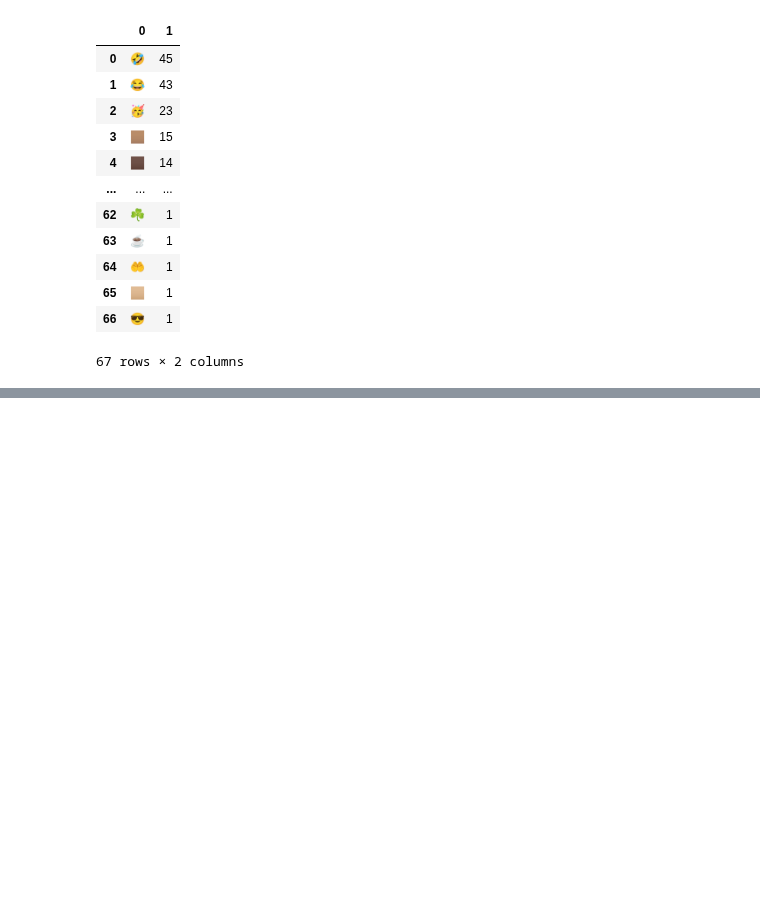
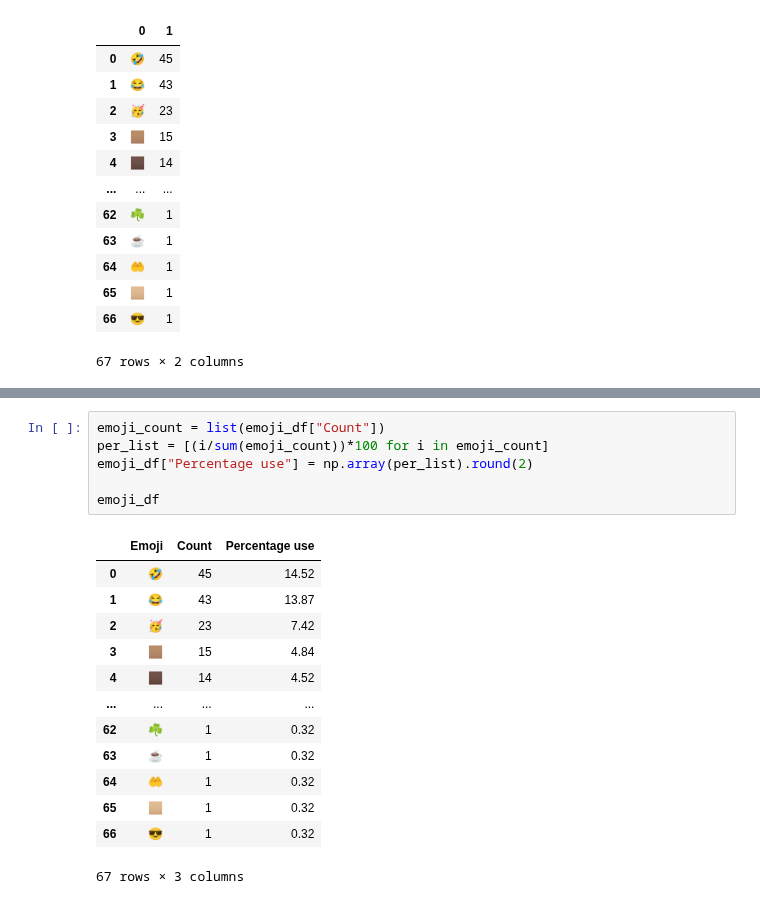
Before and after one commit to lawalsegun2025/whatsapp_chat_analyzer, a Jupyter notebook: whatsapp_chat_analysis.ipynb, the cells around one changed output, grey strips where cells are left out. Drawn from its saved outputs; the diff is of its cells as text; blank space fills up the shorter version.

Commit message:
completed emoji analysis

```diff
--- a/whatsapp_chat_analysis.ipynb
+++ b/whatsapp_chat_analysis.ipynb
@@ -659,0 +660,20 @@ emoji_df
+# %%
+emoji_count = list(emoji_df["Count"])
+per_list = [(i/sum(emoji_count))*100 for i in emoji_count]
+emoji_df["Percentage use"] = np.array(per_list).round(2)
+
+emoji_df
+# %% [output]
+|  | Emoji | Count | Percentage use |
+| 0 | 🤣 | 45 | 14.52 |
+| 1 | 😂 | 43 | 13.87 |
+| 2 | 🥳 | 23 | 7.42 |
+| 3 | 🏽 | 15 | 4.84 |
+| 4 | 🏿 | 14 | 4.52 |
+| ... | ... | ... | ... |
+| 62 | ☘ | 1 | 0.32 |
+| 63 | ☕ | 1 | 0.32 |
+| 64 | 🤲 | 1 | 0.32 |
+| 65 | 🏼 | 1 | 0.32 |
+| 66 | 😎 | 1 | 0.32 |
+67 rows × 3 columns
```
Also changed, not shown: parts of 2 cells of this notebook.
